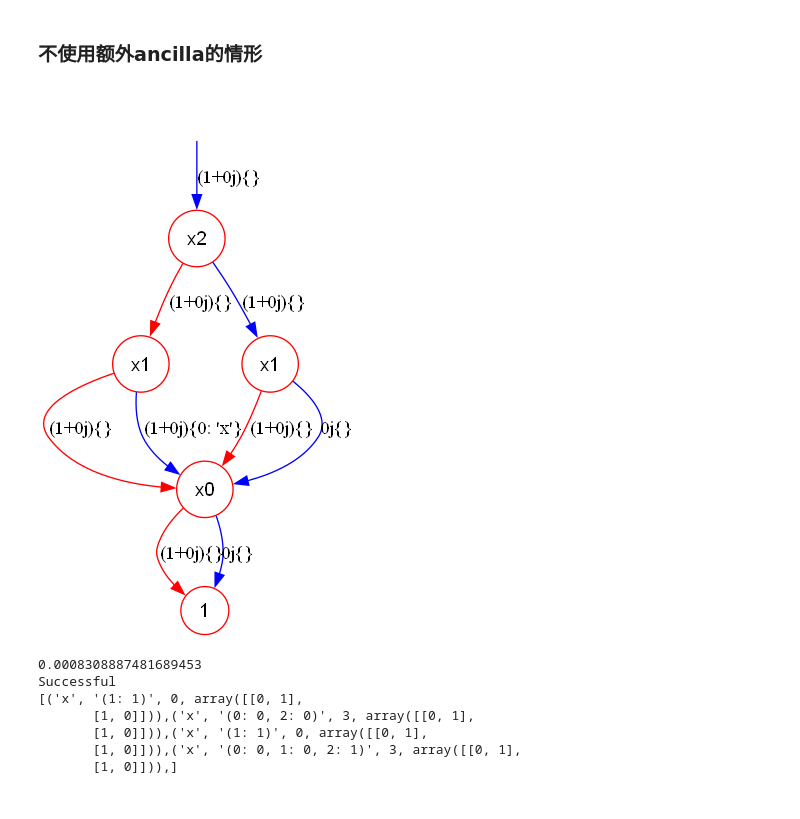
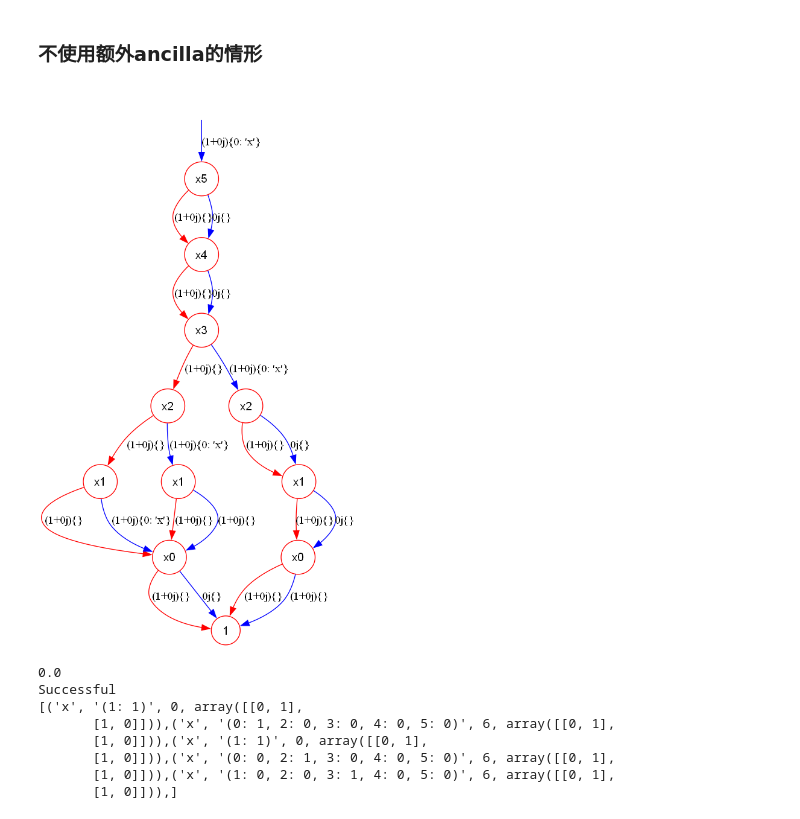
Before and after one commit to Veriqc/LimTDD_Oracle_Syn, a Jupyter notebook: Oracle_Syn1.ipynb, the cells around one changed output. Drawn from its saved outputs; the diff is of its cells as text; code cells hidden in the pictures.

```diff
--- a/Oracle_Syn1.ipynb
+++ b/Oracle_Syn1.ipynb
@@ -127,11 +127,22 @@ def verify_success(cir,data,n):
             print('Not Successful, see input:',input)
     print('Successful')
 # %%
-n = 3
-tdd,data = get_ramdom_TDD(n)
+# n=3
+# tdd,data = get_ramdom_TDD(n)
+# tdd.show()
+
+n = 6
+# # vec = np.array([0,1,1,0,1,1,0,1])
+# vec = np.array([1,1,0,1,0,1,1,0])
+# data = vector_to_tensor(vec,n)
+# tdd,data = get_ramdom_TDD(n,data)
+# tdd.map=tdd.map.append_new_map(2,1,0)
+# data = np.array([0,1,1,0,1,1,0,1])
+
+tdd,data = get_TDD_from_truth_table(6,854)
 tdd.show()
 # %% [output]
-[figure, old version]
+[figure, new version]
 # %%
 t_start = time.time()
 cir = oracle_syn1(tdd,n_r=n)
@@ -139,12 +150,13 @@ print(time.time()-t_start)
 verify_success(cir,data,n)
 print(cir)
 # %% [output]
-0.0008308887481689453
+0.0
 Successful
 [('x', '(1: 1)', 0, array([[0, 1],
-       [1, 0]])),('x', '(0: 0, 2: 0)', 3, array([[0, 1],
+       [1, 0]])),('x', '(0: 1, 2: 0, 3: 0, 4: 0, 5: 0)', 6, array([[0, 1],
        [1, 0]])),('x', '(1: 1)', 0, array([[0, 1],
-       [1, 0]])),('x', '(0: 0, 1: 0, 2: 1)', 3, array([[0, 1],
+       [1, 0]])),('x', '(0: 0, 2: 1, 3: 0, 4: 0, 5: 0)', 6, array([[0, 1],
+       [1, 0]])),('x', '(1: 0, 2: 0, 3: 1, 4: 0, 5: 0)', 6, array([[0, 1],
        [1, 0]])),]
 # %%
 t_start = time.time()
```
Also changed, not shown: parts of 1 cell of this notebook, 3 other files.
